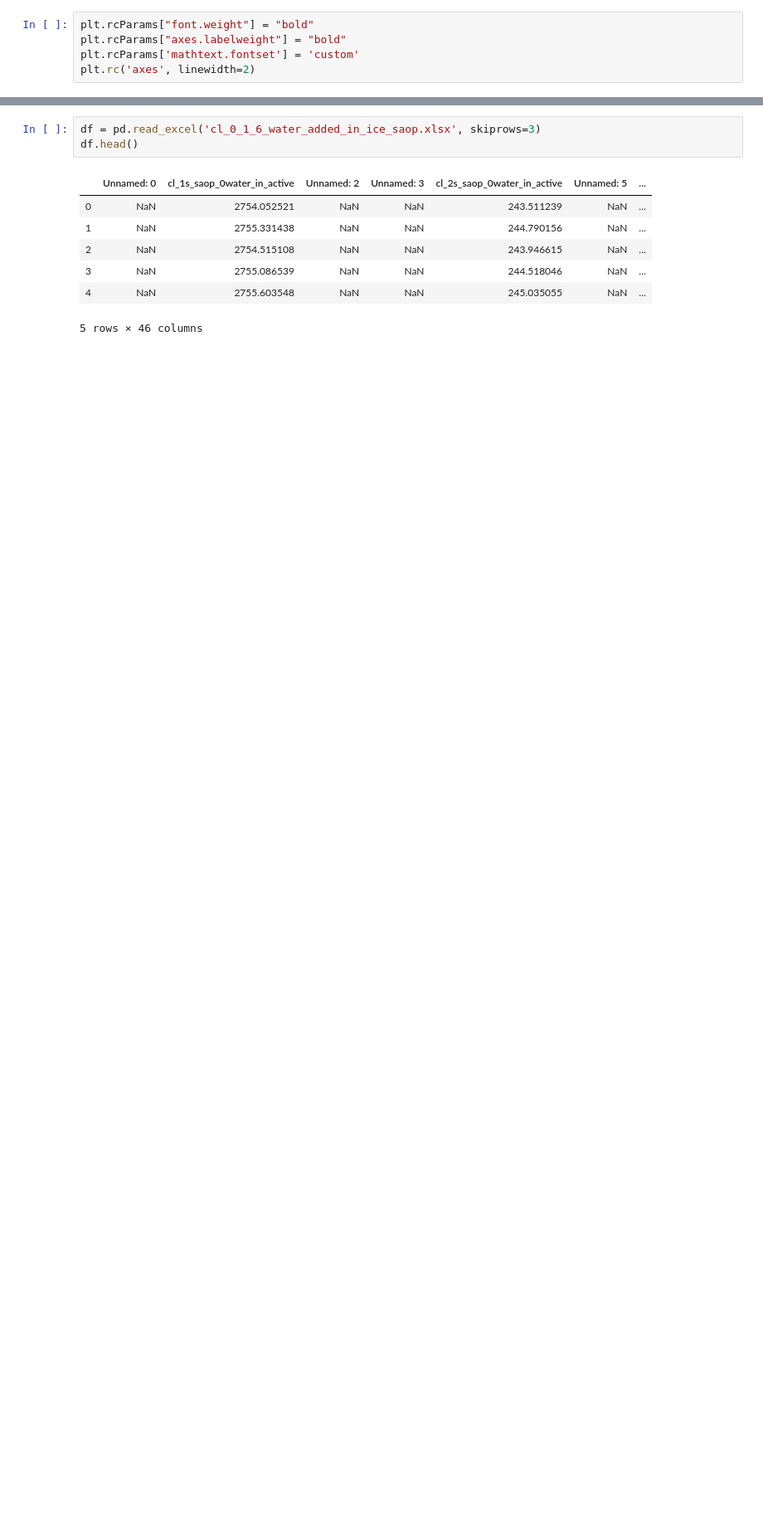
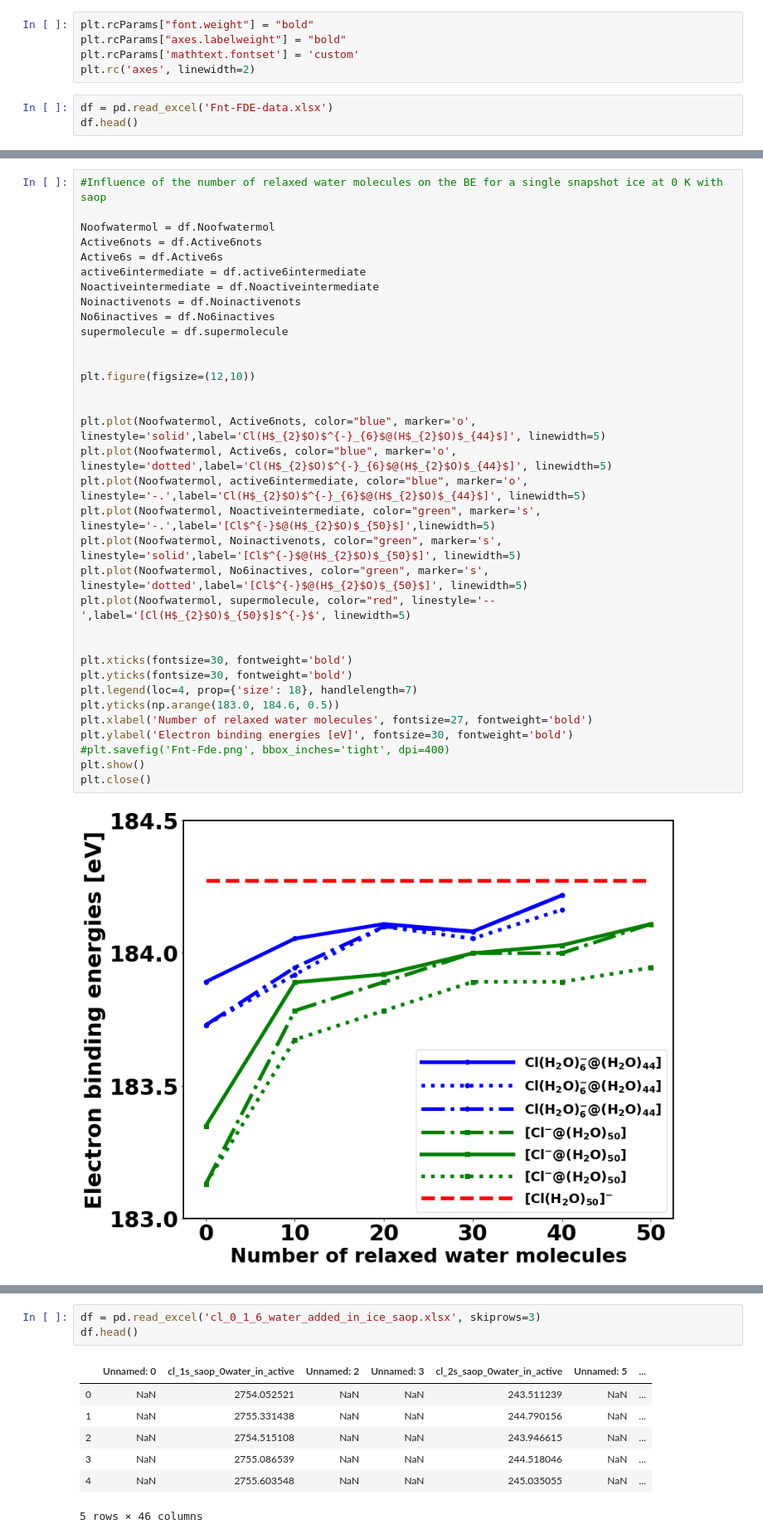
Before and after one commit to richopoku/HCl_project_graphs_binder, a Jupyter notebook: Graphs_core_properties.ipynb, the cells around one changed output, grey strips where cells are left out. Shown at 83% size. Saved outputs shown, nothing was run; the diff lists cells and outputs as text; blank space fills up the shorter version.

Commit message:
added old graphs

```diff
--- a/Graphs_core_properties.ipynb
+++ b/Graphs_core_properties.ipynb
@@ -22,3 +22,6 @@ plt.rcParams["font.weight"] = "bold"
 plt.rcParams["axes.labelweight"] = "bold"
 plt.rcParams['mathtext.fontset'] = 'custom'
 plt.rc('axes', linewidth=2)
+# %%
+df = pd.read_excel('Fnt-FDE-data.xlsx')
+df.head()
@@ -24,0 +35,36 @@ plt.rc('axes', linewidth=2)
+# %%
+#Influence of the number of relaxed water molecules on the BE for a single snapshot ice at 0 K with saop
+
+Noofwatermol = df.Noofwatermol
+Active6nots = df.Active6nots
+Active6s = df.Active6s
+active6intermediate = df.active6intermediate
+Noactiveintermediate = df.Noactiveintermediate
+Noinactivenots = df.Noinactivenots
+No6inactives = df.No6inactives
+supermolecule = df.supermolecule
+
+
+plt.figure(figsize=(12,10))
+
+
+plt.plot(Noofwatermol, Active6nots, color="blue", marker='o', linestyle='solid',label='Cl(H$_{2}$O)$^{-}_{6}$@(H$_{2}$O)$_{44}$]', linewidth=5)
+plt.plot(Noofwatermol, Active6s, color="blue", marker='o', linestyle='dotted',label='Cl(H$_{2}$O)$^{-}_{6}$@(H$_{2}$O)$_{44}$]', linewidth=5)
+plt.plot(Noofwatermol, active6intermediate, color="blue", marker='o', linestyle='-.',label='Cl(H$_{2}$O)$^{-}_{6}$@(H$_{2}$O)$_{44}$]', linewidth=5)
+plt.plot(Noofwatermol, Noactiveintermediate, color="green", marker='s', linestyle='-.',label='[Cl$^{-}$@(H$_{2}$O)$_{50}$]',linewidth=5)
+plt.plot(Noofwatermol, Noinactivenots, color="green", marker='s', linestyle='solid',label='[Cl$^{-}$@(H$_{2}$O)$_{50}$]', linewidth=5)
+plt.plot(Noofwatermol, No6inactives, color="green", marker='s', linestyle='dotted',label='[Cl$^{-}$@(H$_{2}$O)$_{50}$]', linewidth=5)
+plt.plot(Noofwatermol, supermolecule, color="red", linestyle='--',label='[Cl(H$_{2}$O)$_{50}$]$^{-}$', linewidth=5)
+
+
+plt.xticks(fontsize=30, fontweight='bold')
+plt.yticks(fontsize=30, fontweight='bold')
+plt.legend(loc=4, prop={'size': 18}, handlelength=7)
+plt.yticks(np.arange(183.0, 184.6, 0.5))
+plt.xlabel('Number of relaxed water molecules', fontsize=27, fontweight='bold')
+plt.ylabel('Electron binding energies [eV]', fontsize=30, fontweight='bold')
+#plt.savefig('Fnt-Fde.png', bbox_inches='tight', dpi=400)
+plt.show()
+plt.close()
+# %% [output]
+[figure, added]
```
Also changed, not shown: parts of 11 cells of this notebook, 5 other files.
